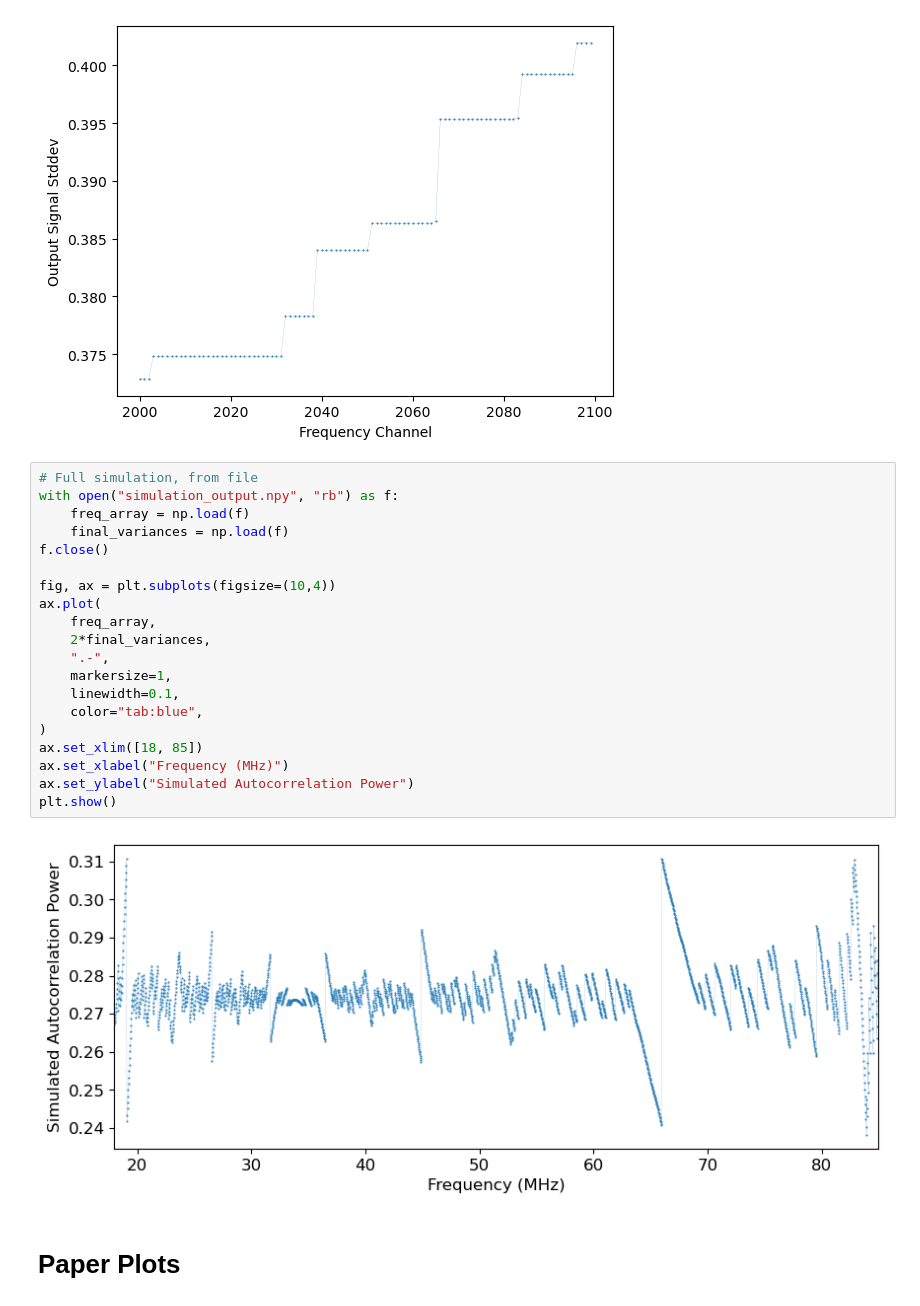
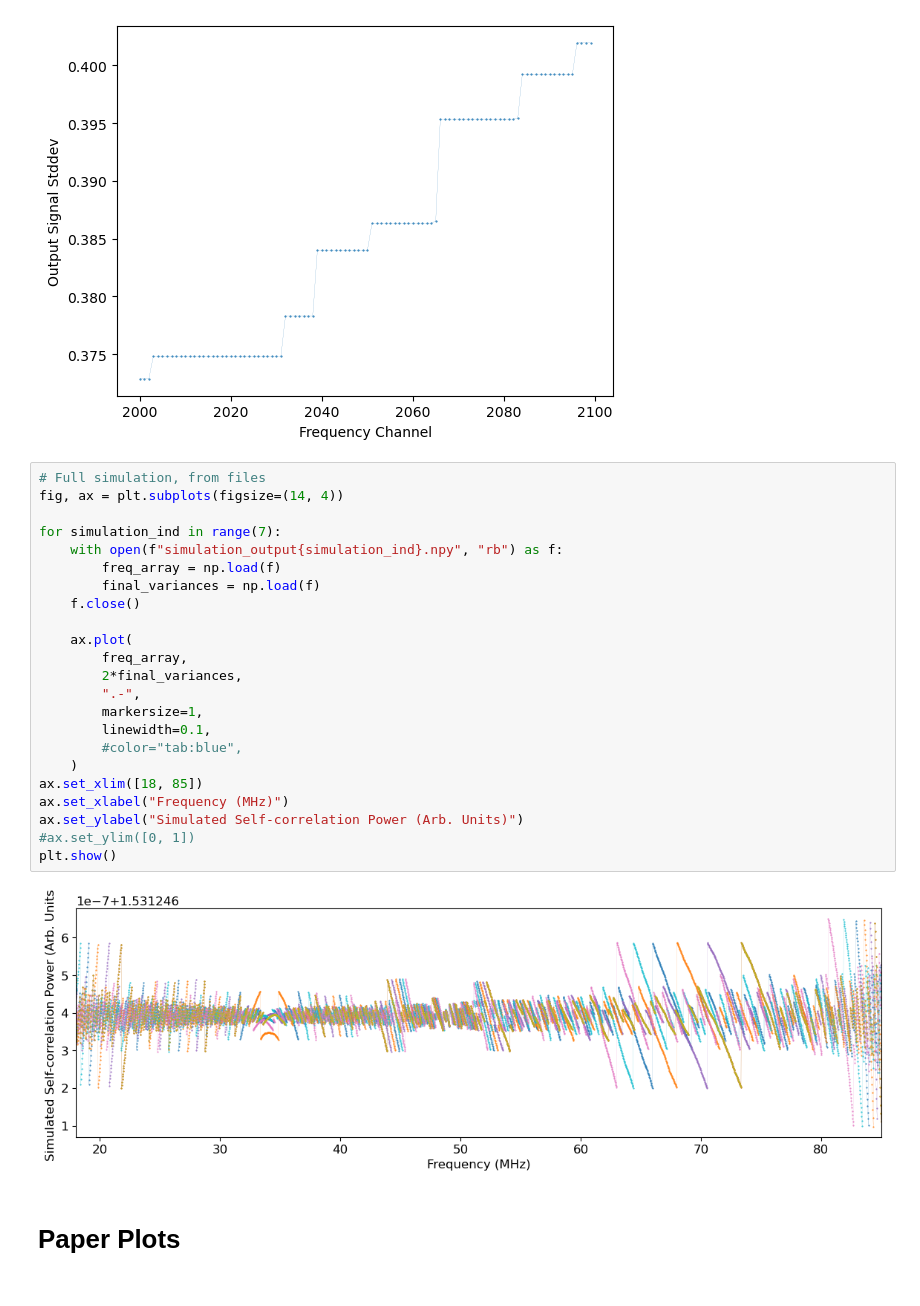
Before and after one commit to rlbyrne/requantization_sim, a Jupyter notebook: requantization_semianalytic_sim.ipynb, the cells around one changed output. Drawn from its saved outputs; the diff is of its cells as text.

Commit message:
fix error in simulation script

```diff
--- a/requantization_semianalytic_sim.ipynb
+++ b/requantization_semianalytic_sim.ipynb
@@ -335,27 +335,30 @@ plt.show()
 # %% [output]
 [figure]
 # %%
-# Full simulation, from file
-with open("simulation_output.npy", "rb") as f:
-    freq_array = np.load(f)
-    final_variances = np.load(f)
-f.close()
+# Full simulation, from files
+fig, ax = plt.subplots(figsize=(14, 4))
 
-fig, ax = plt.subplots(figsize=(10,4))
-ax.plot(
-    freq_array,
-    2*final_variances,
-    ".-",
-    markersize=1,
-    linewidth=0.1,
-    color="tab:blue",
-)
+for simulation_ind in range(7):
+    with open(f"simulation_output{simulation_ind}.npy", "rb") as f:
+        freq_array = np.load(f)
+        final_variances = np.load(f)
+    f.close()
+
+    ax.plot(
+        freq_array,
+        2*final_variances,
+        ".-",
+        markersize=1,
+        linewidth=0.1,
+        #color="tab:blue",
+    )
 ax.set_xlim([18, 85])
 ax.set_xlabel("Frequency (MHz)")
-ax.set_ylabel("Simulated Autocorrelation Power")
+ax.set_ylabel("Simulated Self-correlation Power (Arb. Units)")
+#ax.set_ylim([0, 1])
 plt.show()
 # %% [output]
-[figure, old version]
+[figure, new version]
 # %% [markdown]
 # Paper Plots
 # %%
```
Also changed, not shown: parts of 1 cell of this notebook, 1 other file.
